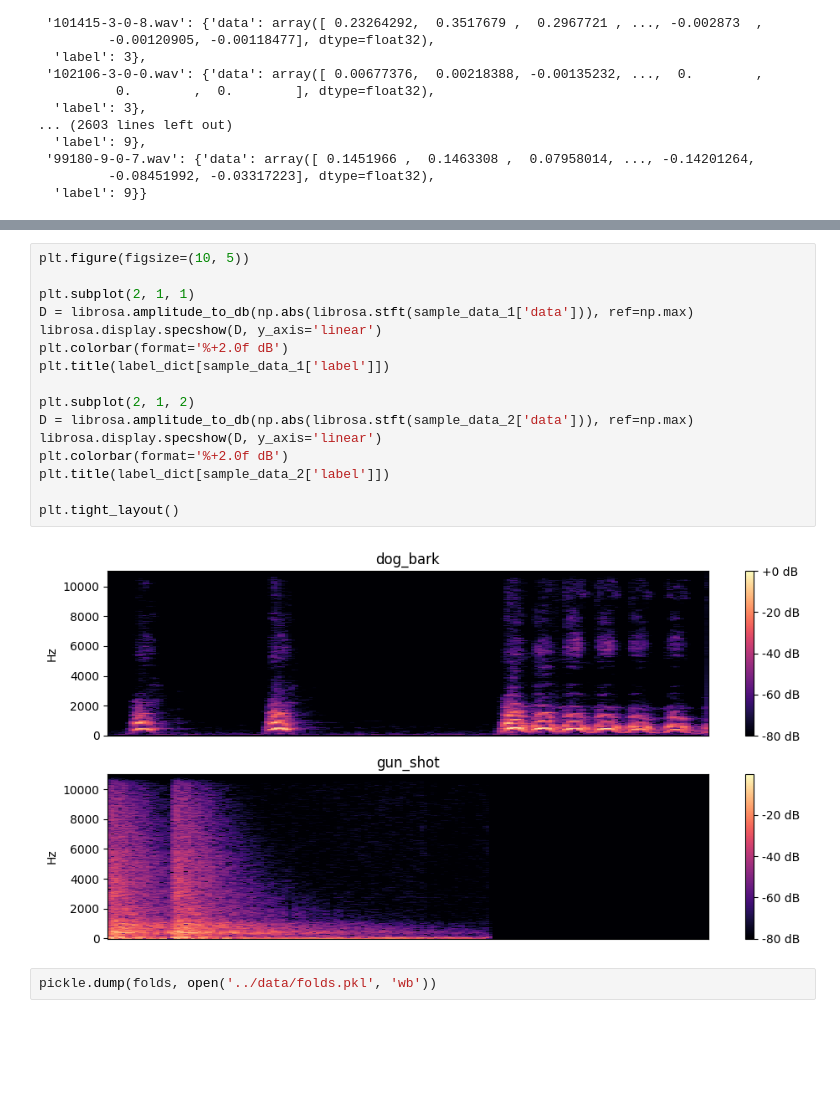
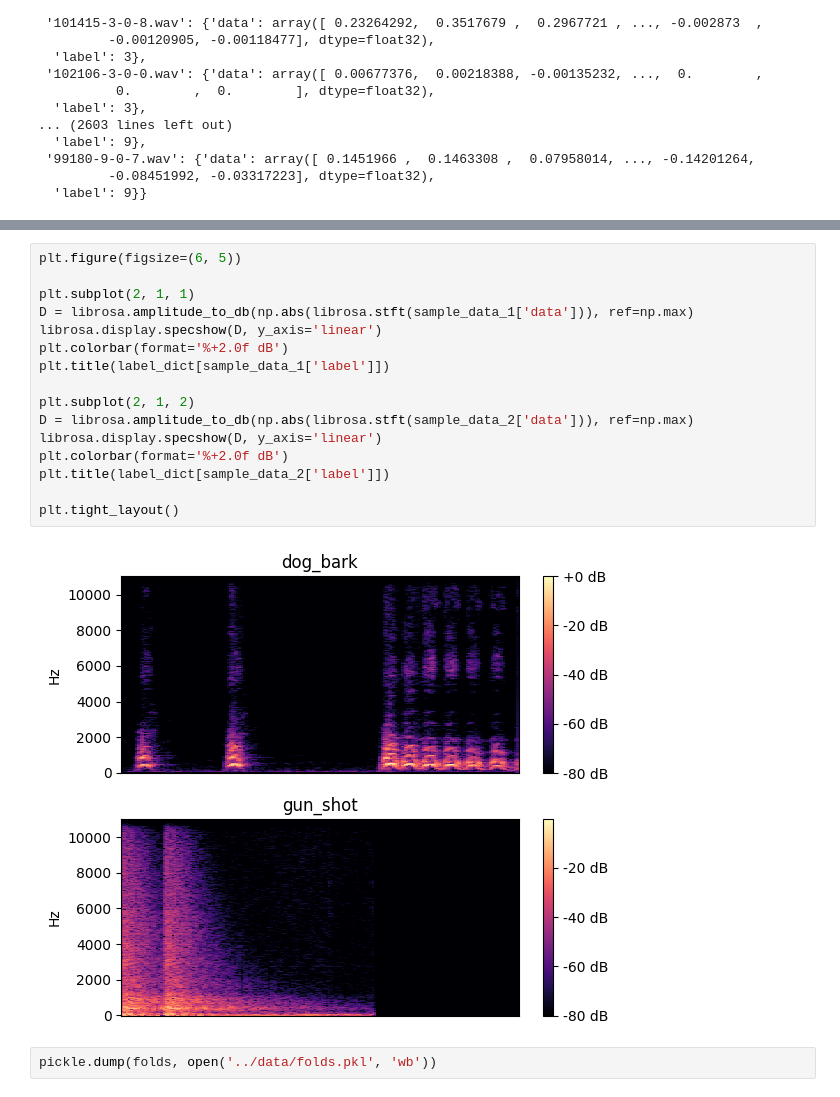
Before and after one commit to omei-Lab/UrbanSound8k-with-ML, a Jupyter notebook: src/data_processing.ipynb, the cells around one changed output, grey strips where cells are left out. Drawn from its saved outputs; the diff is of its cells as text; blank space fills up the shorter version.

```diff
--- a/src/data_processing.ipynb
+++ b/src/data_processing.ipynb
@@ -124,21 +125,21 @@ plt.tight_layout()
 # %%
-plt.figure(figsize=(10, 5))
+plt.figure(figsize=(6, 5))
 
 plt.subplot(2, 1, 1)
 D = librosa.amplitude_to_db(np.abs(librosa.stft(sample_data_1['data'])), ref=np.max)
 librosa.display.specshow(D, y_axis='linear')
 plt.colorbar(format='%+2.0f dB')
 plt.title(label_dict[sample_data_1['label']])
 
 plt.subplot(2, 1, 2)
 D = librosa.amplitude_to_db(np.abs(librosa.stft(sample_data_2['data'])), ref=np.max)
 librosa.display.specshow(D, y_axis='linear')
 plt.colorbar(format='%+2.0f dB')
 plt.title(label_dict[sample_data_2['label']])
 
 plt.tight_layout()
 # %% [output]
-[figure, old version]
+[figure, new version]
 # %%
 pickle.dump(folds, open('../data/folds.pkl', 'wb'))
 # %%
```
Also changed, not shown: parts of 2 cells of this notebook, 5 other files.
